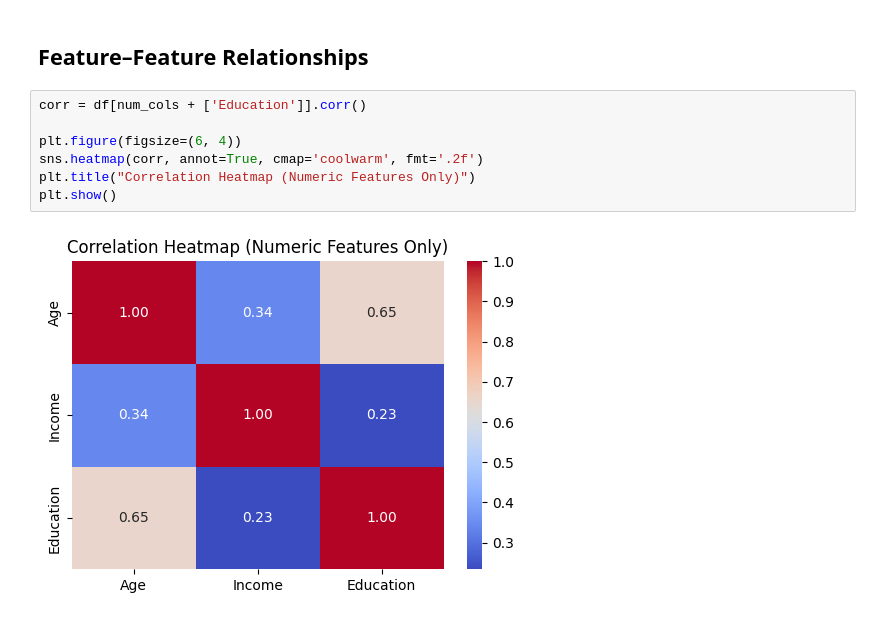
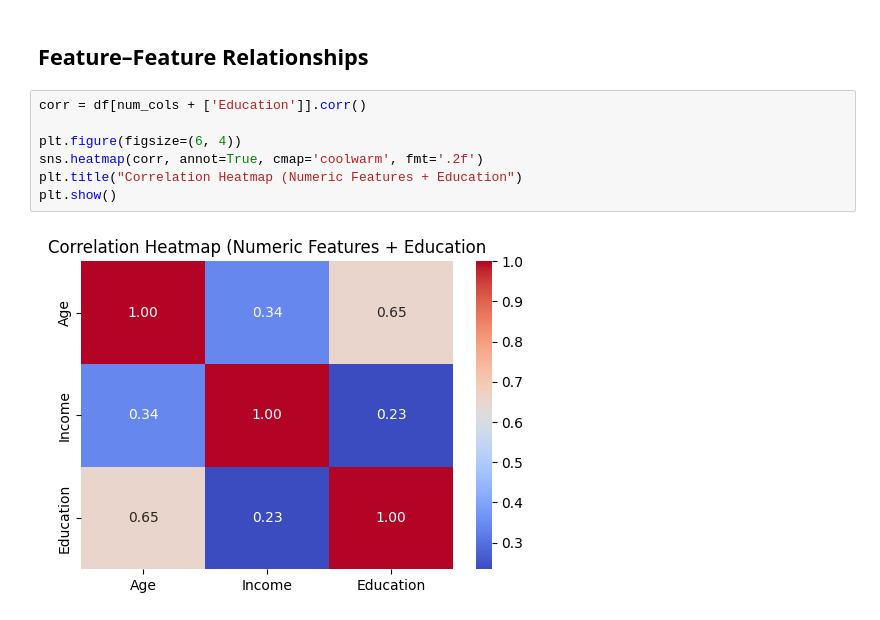
Before and after one commit to bijay-odyssey/Unsupervised-Learning, a Jupyter notebook: Customer Cluster Analysis.ipynb, the cells around one changed output. Cells and saved outputs as stored; diff of their text form.

```diff
--- a/Customer Cluster Analysis.ipynb
+++ b/Customer Cluster Analysis.ipynb
@@ -105,9 +105,9 @@ for col in cat_cols:
 # %%
 corr = df[num_cols + ['Education']].corr()
 
 plt.figure(figsize=(6, 4))
 sns.heatmap(corr, annot=True, cmap='coolwarm', fmt='.2f')
-plt.title("Correlation Heatmap (Numeric Features Only)")
+plt.title("Correlation Heatmap (Numeric Features + Education")
 plt.show()
 # %% [output]
-[figure, old version]
+[figure, new version]
```
Also changed, not shown: parts of 2 cells of this notebook.
